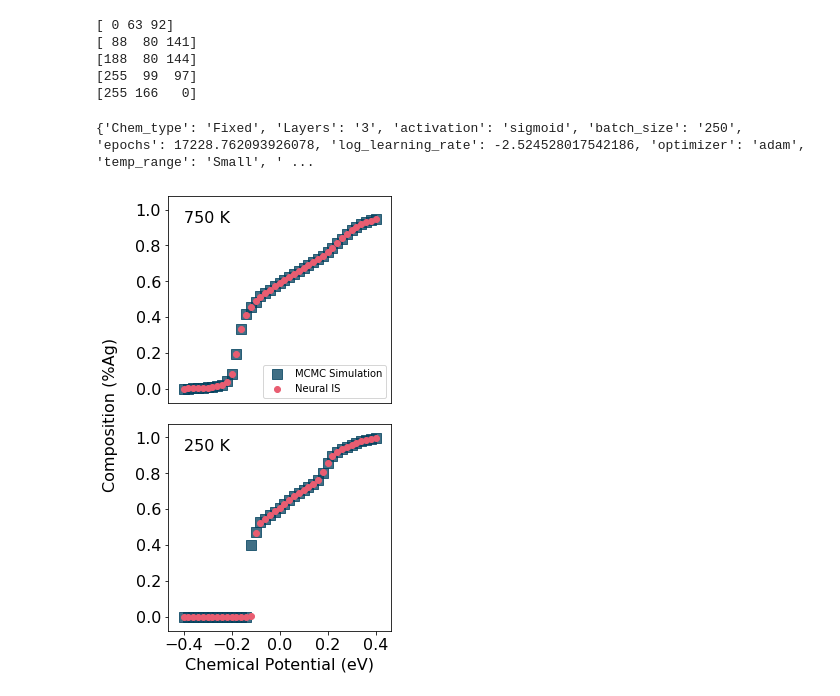
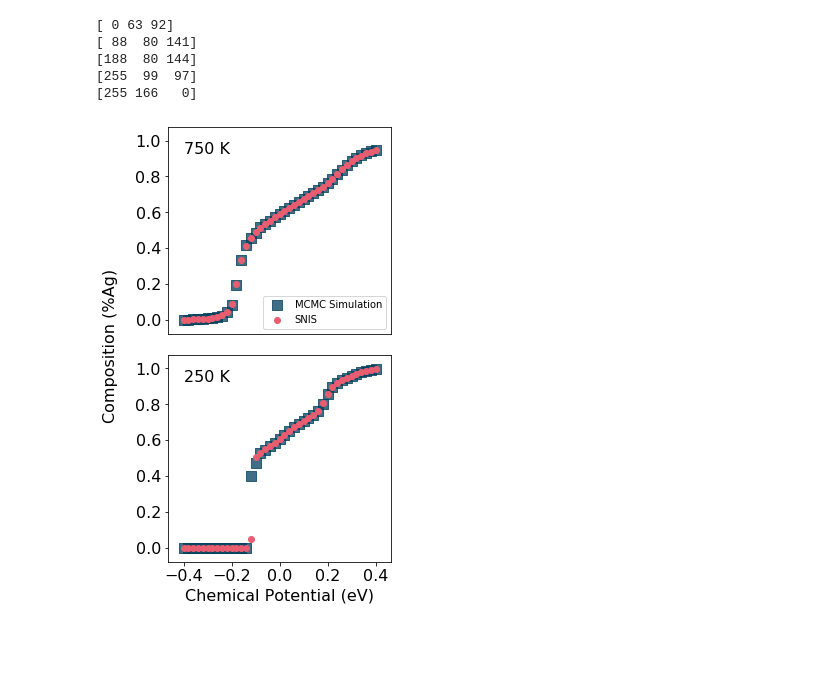
Before and after one commit to learningmatter-mit/Segal, a Jupyter notebook: AgPd_27site/AgPd_27_CGC.ipynb, the cells around one changed output. Saved outputs shown, nothing was run; the diff lists cells and outputs as text; code cells hidden in the pictures; blank space fills up the shorter version.

```diff
--- a/AgPd_27site/AgPd_27_CGC.ipynb
+++ b/AgPd_27site/AgPd_27_CGC.ipynb
@@ -554,6 +552,28 @@ def create_model(Nz,assignments):
     model = train_model(model,optimizer,batch_size,epochs,temp_type,chem_type,temp_range)
 
     return model
+# %%
+class Discrete_Boltzmann_Generator(nn.Module):
+    def __init__(self,Nz,assignments):
+        super().__init__()
+        self.Nz = Nz
+        self.Dim = int(math.sqrt(Nz))
+        self.assignment = assignments
+        self.Model = autoreg_model(Nz,assignments)
+        atoms.numbers = np.ones((self.Nz))*46
+        self.U_pd = atoms.get_potential_energy()
+        atoms.numbers = np.ones((self.Nz))*47
+        self.U_ag = atoms.get_potential_energy()
+
+    def forward(self,temp,field):
+        return self.Model.forward(temp,field)
+
+    def get_energies(self,lattices):
+        return get_graph_energies(lattices)
+
+
+    def get_sample_prob(self,sample,temp,field,epoch):
+        return self.Model.get_sample_prob(sample,temp,field,epoch)
 # %%
 activation_functions = {
     'relu': nn.ReLU(),
@@ -596,0 +619,9 @@ print(end-start)
+# %%
+model = Discrete_Boltzmann_Generator(27,assignments)
+# %%
+load_params = torch.load("AgPdCGC_27")
+# %%
+model.Model.shared_layer.weight = nn.Parameter(load_params["Model.shared_layer.weight"])
+model.Model.shared_layer_2.weight = nn.Parameter(load_params["Model.shared_layer_2.weight"])
+model.Model.shared_layer_3.weight = nn.Parameter(load_params["Model.shared_layer_3.weight"])
+model.Model.shared_layer_4.weight = nn.Parameter(load_params["Model.shared_layer_4.weight"])
@@ -703,10 +748,6 @@ newcmp = LinearSegmentedColormap.from_list(cmap_name,newcolors_norm)
 [188  80 144]
 [255  99  97]
 [255 166   0]
-# %%
-print(assignments)
-# %% [output]
-{'Chem_type': 'Fixed', 'Layers': '3', 'activation': 'sigmoid', 'batch_size': '250', 'epochs': 17228.762093926078, 'log_learning_rate': -2.524528017542186, 'optimizer': 'adam', 'temp_range': 'Small', ' ...
 # %%
 fig, axs = plt.subplots(2, sharex=True, sharey=True, gridspec_kw={'hspace': 0.1})
 import matplotlib as mpl
@@ -714,36 +755,36 @@ import matplotlib.font_manager as font_manager
 plt.rcParams["figure.figsize"] = (4,8)
 
 mpl.rc('font',family='Arial')
 hfont = {'fontname':'Arial'}
 axs[0].scatter(chemical_pots_low*2.0,concs_sim_np[1,:],color=newcmp(0.0),label='MCMC Simulation',alpha=0.75,s = 100,marker='s')
-axs[0].scatter(chemical_pots_low*2.0,concs_rw_high,color=newcmp(0.66666),label='Neural IS',alpha=1.0)
+axs[0].scatter(chemical_pots_low*2.0,concs_rw_high,color=newcmp(0.66666),label='SNIS',alpha=1.0)
 axs[0].set_yticks([0,0.2,0.4,0.6,0.8,1.0])
 axs[0].tick_params(
     axis='x',          # changes apply to the x-axis
     which='both',      # both major and minor ticks are affected
     bottom=False,      # ticks along the bottom edge are off
     top=False,         # ticks along the top edge are off
     labelbottom=False)
 axs[0].tick_params(labelsize=16)
 prop = font = font_manager.FontProperties(family='Arial',size=10)
 axs[0].legend(loc = 4,prop=font)
 axs[0].text(-0.4, 0.95, '750 K', fontsize = 16,fontname = "Arial",va='center', rotation='horizontal')
 
 axs[1].scatter(chemical_pots_low*2.0,concs_sim_np[0,:],color=newcmp(0.0),alpha=0.75,s = 100,marker='s')
 axs[1].scatter(chemical_pots_low*2.0,concs_rw_low,color=newcmp(0.6666666),alpha=1.0)
 axs[1].text(-0.4, 0.95, '250 K', fontsize = 16,fontname = "Arial",va='center', rotation='horizontal')
 
 axs[1].set_yticks([0,0.2,0.4,0.6,0.8,1.0])
 axs[1].tick_params(labelsize=16)
 
 plt.xlabel('Chemical Potential (eV)',fontsize=16,fontname = "Arial")
 plt.xticks([-0.4,-0.2,0.0,0.2,0.4])
 fig.text(-0.1, 0.5, 'Composition (%Ag)', fontsize = 16,fontname = "Arial",va='center', rotation='vertical')
 plt.xticks(fontsize = 16,fontname = "Arial")
 
-#plt.savefig('ag_pd_concs_6_CGC.pdf',bbox_inches='tight')
+plt.savefig('ag_pd_concs_6_CGC_July_10.pdf',bbox_inches='tight')
 # %% [output]
-[figure, old version]
+[figure, new version]
 # %%
 plt.plot(chemical_pots_low*2.0,np.log10(abs(concs_rw_low-concs_sim_np[0,:])),color=newcmp(0.0))
 plt.rcParams["figure.figsize"] = (7,5)
```
Also changed, not shown: parts of 10 cells of this notebook.
